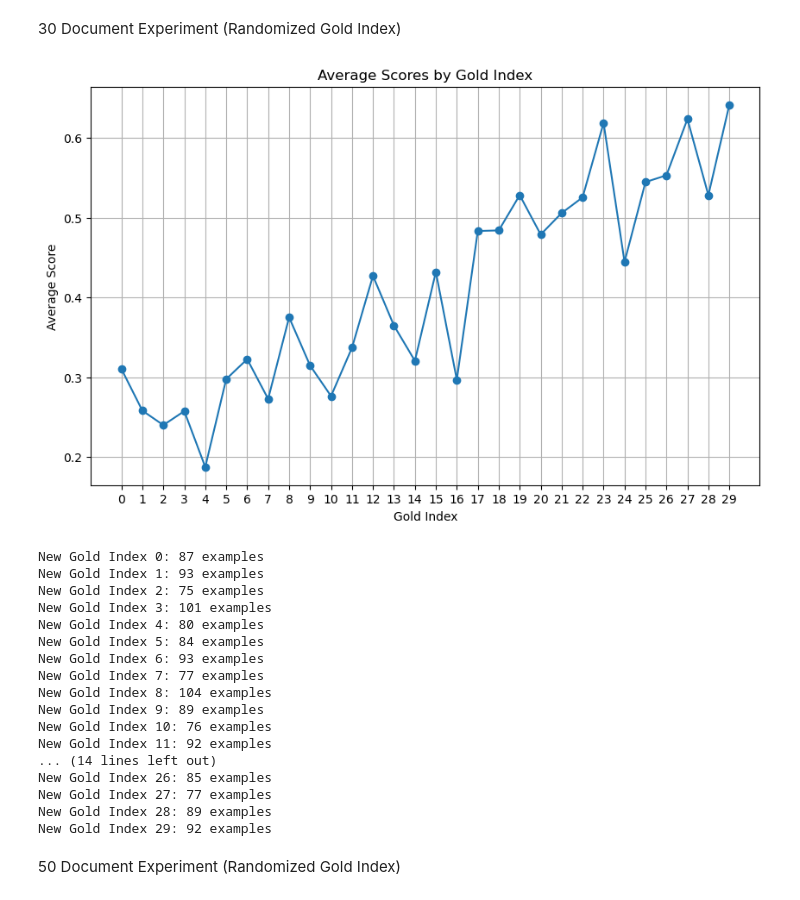
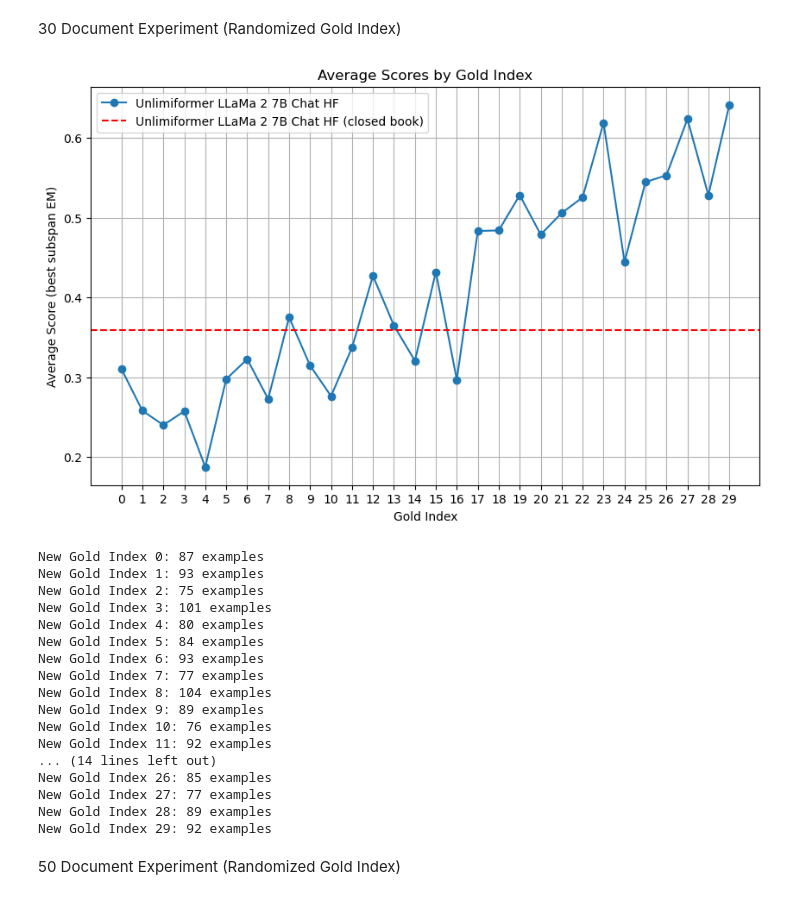
Before and after one commit to chenbm4/lost-in-the-middle-unlimiformer, a Jupyter notebook: scripts/experiment_analysis.ipynb, the cells around one changed output. Drawn from its saved outputs; the diff is of its cells as text; code cells hidden in the pictures.

```diff
--- a/scripts/experiment_analysis.ipynb
+++ b/scripts/experiment_analysis.ipynb
@@ -41,17 +41,30 @@ def calculate_scores(all_examples):
     average_score = statistics.mean(example_scores)
     return average_score
 # %%
-def plot_scores_by_gold_index(avg_scores_by_gold_index):
+def plot_scores_by_gold_index(avg_scores_by_gold_index, closed_book=None, open_book=None, gold_label=None, closed_book_label=None, open_book_label=None):
     gold_indexes = list(avg_scores_by_gold_index.keys())
     average_scores = list(avg_scores_by_gold_index.values())
 
     plt.figure(figsize=(10, 6))
-    plt.plot(gold_indexes, average_scores, marker='o')
+    plt.plot(gold_indexes, average_scores, marker='o', label=gold_label)
+
+    if closed_book:
+        plt.axhline(y=closed_book, color='r', linestyle='dashed', label=closed_book_label)
+
+    if open_book:
+        plt.axhline(y=open_book, color='g', linestyle='dashed', label=open_book_label)
+
     plt.xticks(gold_indexes)
     plt.title('Average Scores by Gold Index')
     plt.xlabel('Gold Index')
-    plt.ylabel('Average Score')
+    plt.ylabel('Average Score (best subspan EM)')
+    plt.legend()
     plt.grid(True)
     plt.show()
 # %% [markdown]
 Closed-Book Experiment
+# %%
+closed_book_file = f'../qa_predictions/closed_book/llama-predictions.jsonl.gz'
+closed_book_examples, _ = load_all_examples(closed_book_file)
+closed_book_average_score = calculate_scores(closed_book_examples)
+print(f"Closed Book, LLaMa 2 7B, Average Score: {closed_book_average_score}")
@@ -102,26 +132,30 @@ plot_scores_by_gold_index(avg_scores_by_gold_index)
 # %%
 truncated_llama_file = '../qa_predictions/30_total_documents/nq-open-randomized-uf-llama-predictions.jsonl.gz'
 all_examples, examples_by_new_gold_index = load_all_examples(truncated_llama_file)
 
 metric_values_by_new_gold_index = {}
 counts_by_new_gold_index = {}
 
 for new_gold_index in sorted(examples_by_new_gold_index.keys()):
     metrics = calculate_scores(examples_by_new_gold_index[new_gold_index])
     metric_values_by_new_gold_index[new_gold_index] = metrics
 
     # Count the number of examples for this new_gold_index
     count = len(examples_by_new_gold_index[new_gold_index])
     counts_by_new_gold_index[new_gold_index] = count
 
 # Plot the scores
-plot_scores_by_gold_index(metric_values_by_new_gold_index)
+plot_scores_by_gold_index(metric_values_by_new_gold_index,
+                          closed_book=closed_book_average_score,
+                          gold_label='Unlimiformer LLaMa 2 7B Chat HF',
+                          closed_book_label='Unlimiformer LLaMa 2 7B Chat HF (closed book)'
+                        )
 
 # Print the counts
 for new_gold_index, count in counts_by_new_gold_index.items():
     print(f"New Gold Index {new_gold_index}: {count} examples")
 # %% [output]
-[figure, old version]
+[figure, new version]
 New Gold Index 0: 87 examples
 New Gold Index 1: 93 examples
 New Gold Index 2: 75 examples
```
Also changed, not shown: parts of 13 cells of this notebook, 6 other files.
